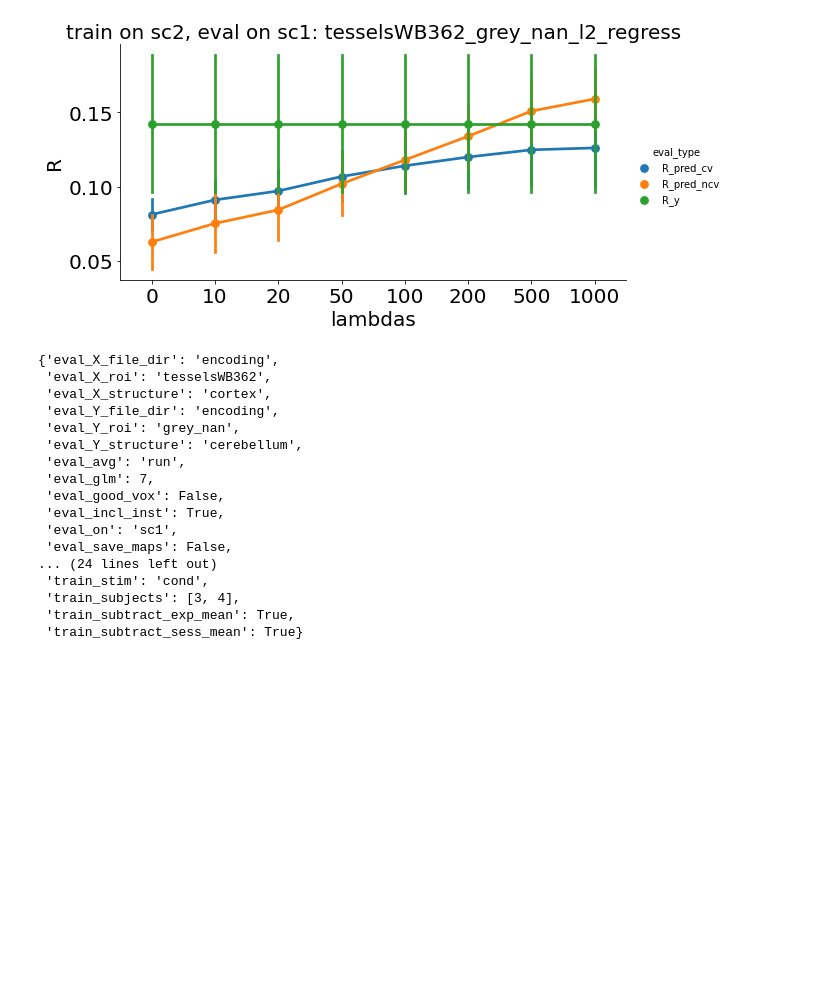
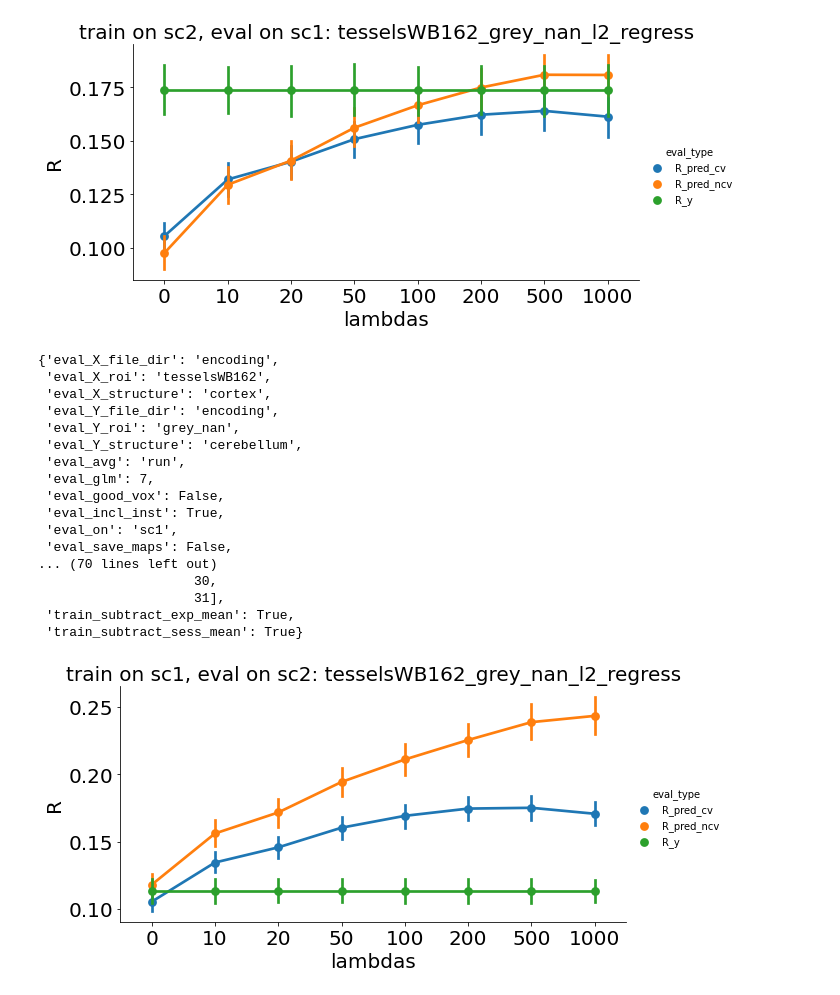
Before and after one commit to maedbhk/cerebellum_connectivity, a Jupyter notebook: notebooks/1.0-mk-visualize_maps.ipynb, the cells around one changed output. Saved outputs shown, nothing was run; the diff lists cells and outputs as text; code cells hidden in the pictures; blank space fills up the shorter version.

Commit message:
modified model_config file

```diff
--- a/notebooks/1.0-mk-visualize_maps.ipynb
+++ b/notebooks/1.0-mk-visualize_maps.ipynb
@@ -31,16 +33,16 @@ map_pred.visualize_prediction_group()
 # %%
 # define class for plotting
-pred = PlotPred(eval_on=['sc1'], model_name='tesselsWB362_grey_nan_l2_regress')
+pred = PlotPred(eval_on=['sc1', 'sc2'], model_name='tesselsWB162_grey_nan_l2_regress')
 
 # load dataframe
 dataframe = pred.load_dataframe()
 
 # plot graph
 pred.plot_predictions(dataframe, filter_eval=['R_y', 'R_pred_cv', 'R_pred_ncv'], plot_params=True)
 # %% [output]
-[figure, old version]
+[figure, new version]
 {'eval_X_file_dir': 'encoding',
- 'eval_X_roi': 'tesselsWB362',
+ 'eval_X_roi': 'tesselsWB162',
  'eval_X_structure': 'cortex',
  'eval_Y_file_dir': 'encoding',
  'eval_Y_roi': 'grey_nan',
@@ -51,8 +53,9 @@ pred.plot_predictions(dataframe, filter_eval=['R_y', 'R_pred_cv', 'R_pred_ncv'],
  'eval_incl_inst': True,
  'eval_on': 'sc1',
  'eval_save_maps': False,
-... (24 lines left out)
- 'train_stim': 'cond',
- 'train_subjects': [3, 4],
+... (70 lines left out)
+                    30,
+                    31],
  'train_subtract_exp_mean': True,
  'train_subtract_sess_mean': True}
+[figure, added]
```
Also changed, not shown: parts of 2 cells of this notebook, 2 other files.
